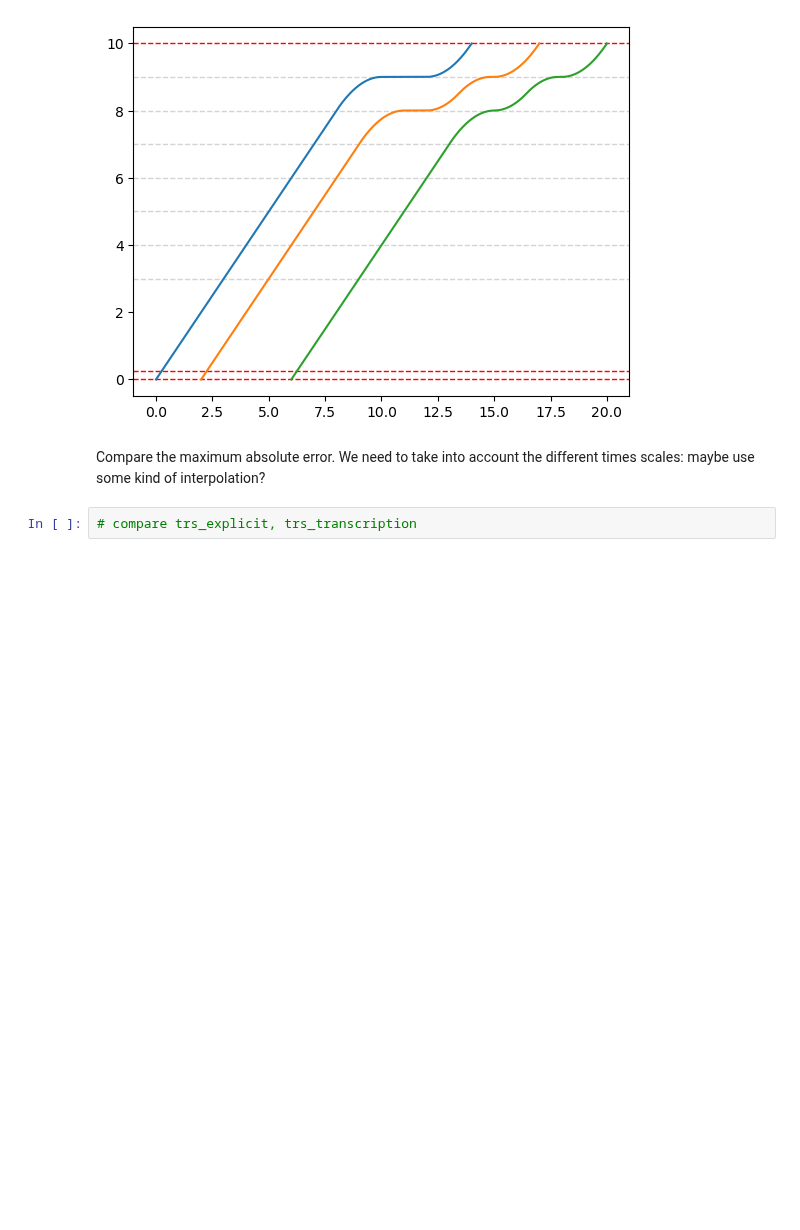
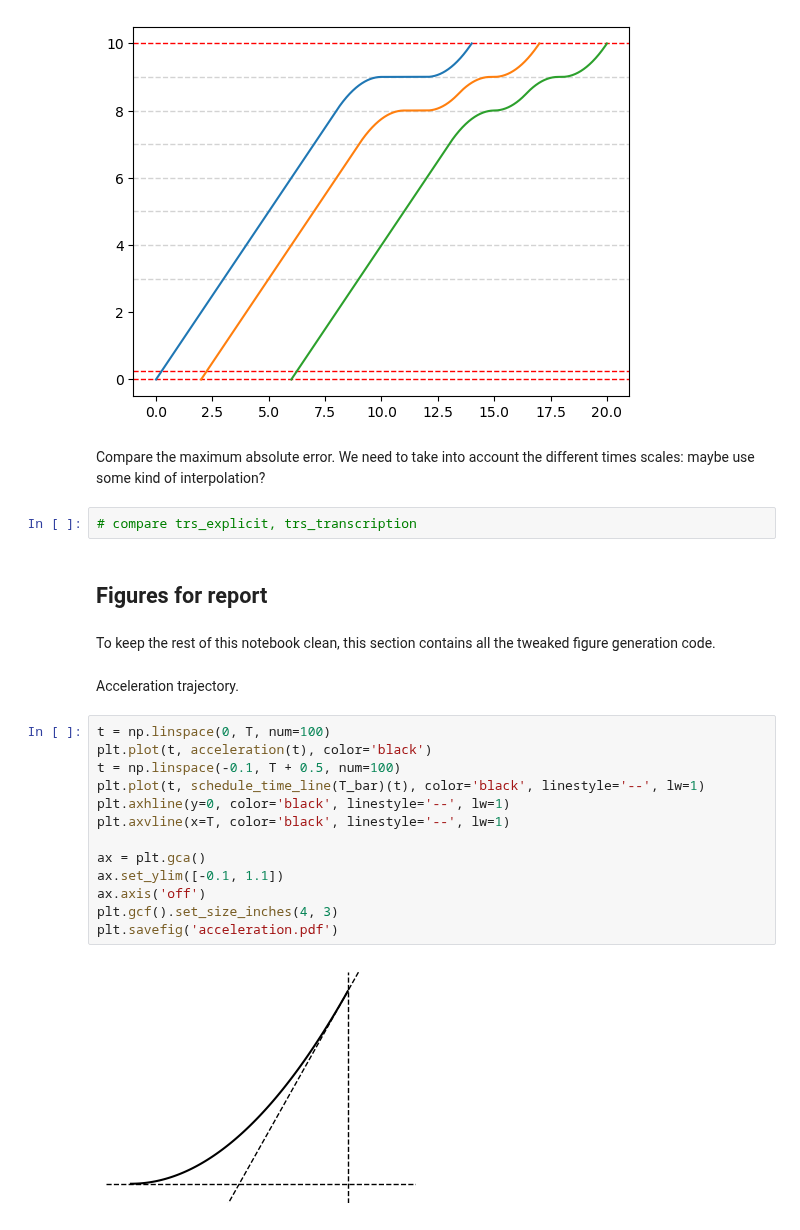
Before and after one commit to jeroenvanriel/traffic-scheduling, a Jupyter notebook: motion/explicit.ipynb, the cells around one changed output. Cells and saved outputs as stored; diff of their text form; blank space fills up the shorter version.

```diff
--- a/motion/explicit.ipynb
+++ b/motion/explicit.ipynb
@@ -326,3 +325,24 @@ draw_trajectories(trs_transcription, D, L, W)
 Compare the maximum absolute error. We need to take into account the different times scales: maybe use some kind of interpolation?
 # %%
 # compare trs_explicit, trs_transcription
+# %% [markdown]
+## Figures for report
+# %% [markdown]
+To keep the rest of this notebook clean, this section contains all the tweaked figure generation code.
+# %% [markdown]
+Acceleration trajectory.
+# %%
+t = np.linspace(0, T, num=100)
+plt.plot(t, acceleration(t), color='black')
+t = np.linspace(-0.1, T + 0.5, num=100)
+plt.plot(t, schedule_time_line(T_bar)(t), color='black', linestyle='--', lw=1)
+plt.axhline(y=0, color='black', linestyle='--', lw=1)
+plt.axvline(x=T, color='black', linestyle='--', lw=1)
+
+ax = plt.gca()
+ax.set_ylim([-0.1, 1.1])
+ax.axis('off')
+plt.gcf().set_size_inches(4, 3)
+plt.savefig('acceleration.pdf')
+# %% [output]
+[figure, added]
```
Also changed, not shown: parts of 14 cells of this notebook, 8 other files.
